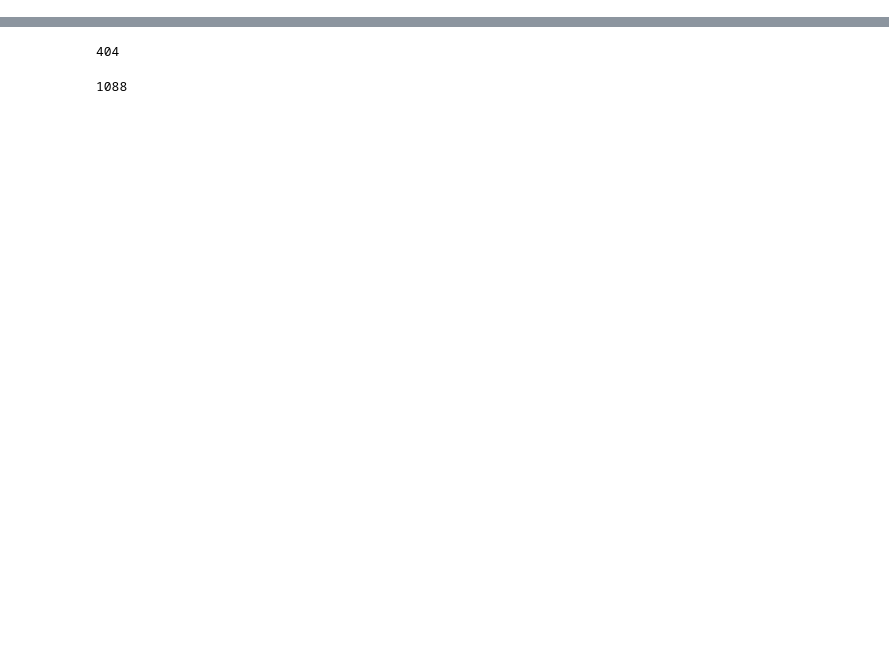
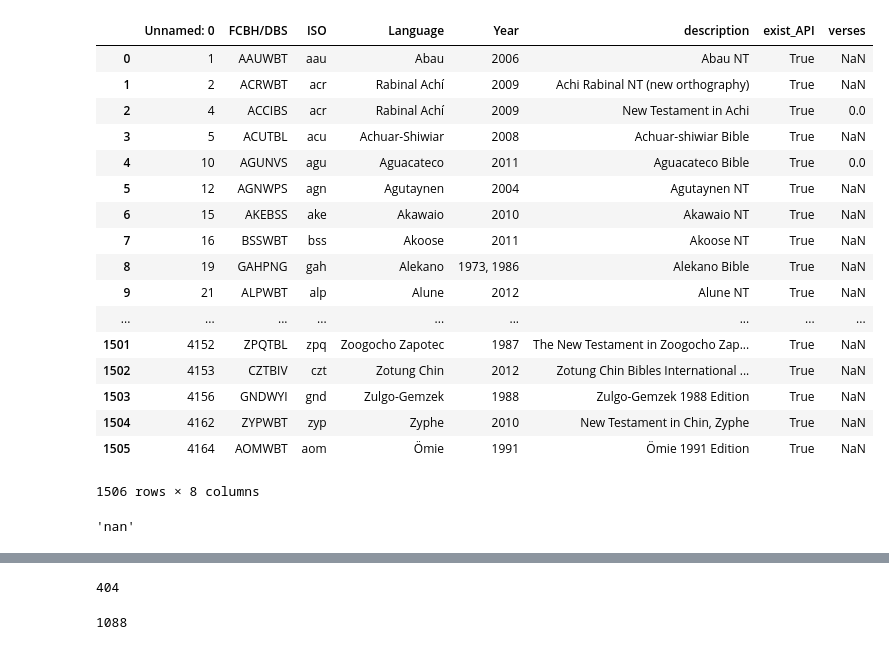
Before and after one commit to ehsanasgari/1000Langs, a Jupyter notebook: EXCEL Creation.ipynb, the cells around one changed output, grey strips where cells are left out. Cells and saved outputs as stored; diff of their text form; code cells hidden in the pictures; blank space fills up the shorter version.

```diff
--- a/EXCEL Creation.ipynb
+++ b/EXCEL Creation.ipynb
@@ -88,0 +205,23 @@ def crawl_bibles(apikey='f03a423aad95120f8eb40005070f19e9',path='/mounts/data/pr
+# %%
+df2=pd.read_table('/mounts/data/proj/asgari/final_proj/000_datasets/testbib/API/reports/crawl_report_API.tsv')
+# %%
+df2
+# %% [output]
+|  | Unnamed: 0 | FCBH/DBS | ISO | Language | Year | description | exist_API | verses |
+| 0 | 1 | AAUWBT | aau | Abau | 2006 | Abau NT | True | NaN |
+| 1 | 2 | ACRWBT | acr | Rabinal Achí | 2009 | Achi Rabinal NT (new orthography) | True | NaN |
+| 2 | 4 | ACCIBS | acr | Rabinal Achí | 2009 | New Testament in Achi | True | 0.0 |
+| 3 | 5 | ACUTBL | acu | Achuar-Shiwiar | 2008 | Achuar-shiwiar Bible | True | NaN |
+| 4 | 10 | AGUNVS | agu | Aguacateco | 2011 | Aguacateco Bible | True | 0.0 |
+| 5 | 12 | AGNWPS | agn | Agutaynen | 2004 | Agutaynen NT | True | NaN |
+| 6 | 15 | AKEBSS | ake | Akawaio | 2010 | Akawaio NT | True | NaN |
+| 7 | 16 | BSSWBT | bss | Akoose | 2011 | Akoose NT | True | NaN |
+| 8 | 19 | GAHPNG | gah | Alekano | 1973, 1986 | Alekano Bible | True | NaN |
+| 9 | 21 | ALPWBT | alp | Alune | 2012 | Alune NT | True | NaN |
+| ... | ... | ... | ... | ... | ... | ... | ... | ... |
+| 1501 | 4152 | ZPQTBL | zpq | Zoogocho Zapotec | 1987 | The New Testament in Zoogocho Zap... | True | NaN |
+| 1502 | 4153 | CZTBIV | czt | Zotung Chin | 2012 | Zotung Chin Bibles International ... | True | NaN |
+| 1503 | 4156 | GNDWYI | gnd | Zulgo-Gemzek | 1988 | Zulgo-Gemzek 1988 Edition | True | NaN |
+| 1504 | 4162 | ZYPWBT | zyp | Zyphe | 2010 | New Testament in Chin, Zyphe | True | NaN |
+| 1505 | 4164 | AOMWBT | aom | Ömie | 1991 | Ömie 1991 Edition | True | NaN |
+1506 rows × 8 columns
@@ -89,3 +232,7 @@ def crawl_bibles(apikey='f03a423aad95120f8eb40005070f19e9',path='/mounts/data/pr
+# %%
+str(iso_dict[code])
+# %% [output]
+'nan'
 # %%
 df1=pd.read_table('meta/meta.tsv')
 df2=pd.read_table('/mounts/data/proj/asgari/final_proj/000_datasets/testbib/API/reports/crawl_report_API.tsv')
```
Also changed, not shown: parts of 15 cells of this notebook, 31 other files.
